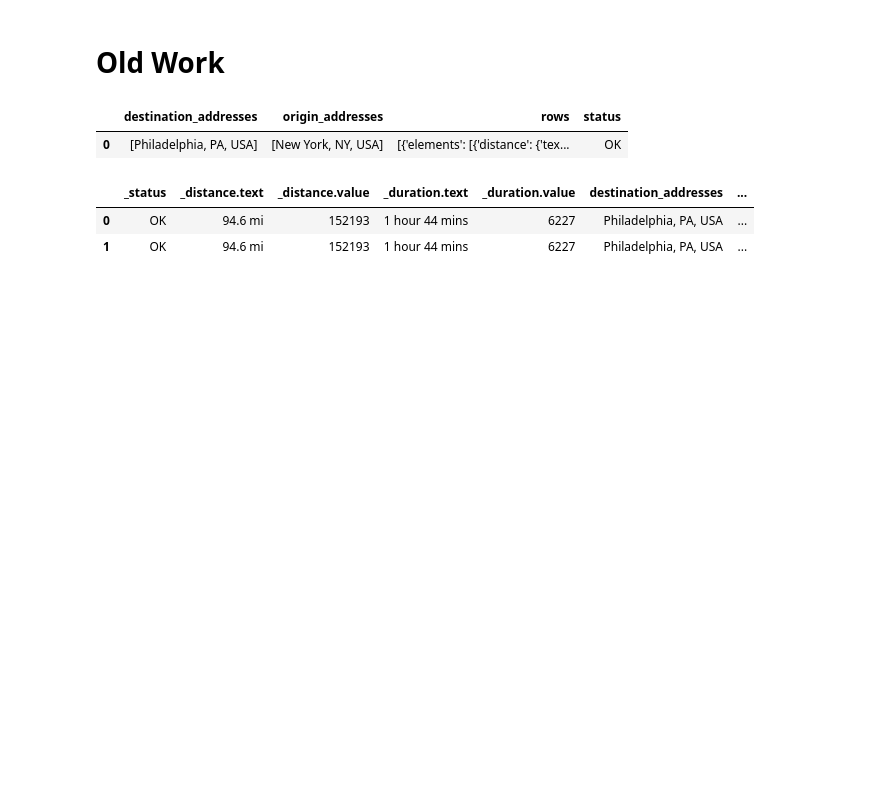
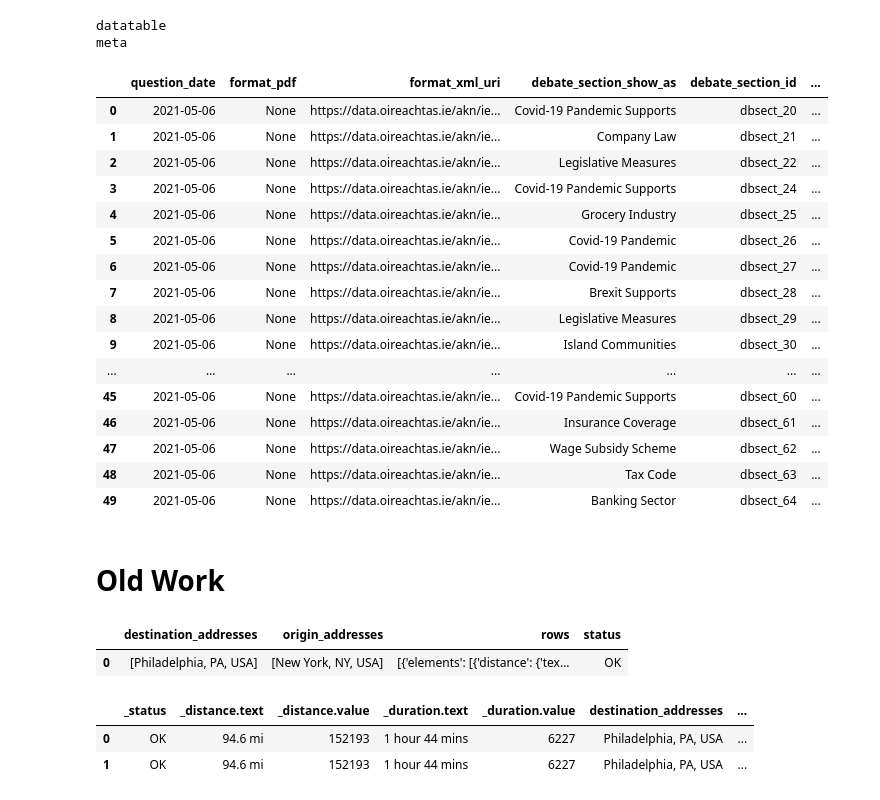
Before and after one commit to mehmetakifkucuk/googlecolab, a Jupyter notebook: json_work.ipynb, the cells around one changed output. Saved outputs shown, nothing was run; the diff lists cells and outputs as text; code cells hidden in the pictures; blank space fills up the shorter version.

```diff
--- a/json_work.ipynb
+++ b/json_work.ipynb
@@ -26,0 +80,6 @@ pd.json_normalize(data, record_path = ['products','variants'])
+# %%
+for k, v in data.items():
+  print(k)
+# %% [output]
+datatable
+meta
@@ -27,3 +121,62 @@ pd.json_normalize(data, record_path = ['products','variants'])
+# %%
+url = ('https://api.oireachtas.ie/v1/questions')
+response = requests.get(url)
+text_data = response.text
+data = json.loads(text_data)
+# %%
+def question_get_data(data):
+  questions_df_list = []
+  results = data['results']
+  for question in results:
+    question['question_date'] = question['question']['date']
+    question['format_pdf'] = question['question']['debateSection']['formats']['pdf']
+    question['format_xml_uri'] = question['question']['debateSection']['formats']['xml']['uri']
+    question['debate_section_show_as'] = question['question']['debateSection']['showAs']
+    question['debate_section_id'] = question['question']['debateSection']['debateSectionId']
+    question['debate_section_uri'] = question['question']['debateSection']['uri']
+    question['question_show_as'] = question['question']['showAs']
+    question['question_by_member_code'] = question['question']['by']['memberCode']
+    question['question_by_show_as'] = question['question']['by']['showAs']
+    question['question_by_uri'] = question['question']['by']['uri']
+    question['question_to_show_as'] = question['question']['to']['showAs']
+    question['question_to_role_code'] = question['question']['to']['roleCode']
+    question['question_to_role_type'] = question['question']['to']['roleType']
+    question['question_to_uri'] = question['question']['to']['uri']
+    question['question_house_show_as'] = question['question']['house']['showAs']
+    question['question_house_chamber_type'] = question['question']['house']['chamberType']
+    question['question_house_committee_code'] = question['question']['house']['committeeCode']
+    question['question_house_code'] = question['question']['house']['houseCode']
+    question['question_house_no'] = question['question']['house']['houseNo']
+    question['question_house_uri'] = question['question']['house']['uri']
+    question['question_type'] = question['question']['questionType']
+    question['question_uri'] = question['question']['uri']
+    question['question_number'] = question['question']['questionNumber']
+    question['question_context_date'] = question['contextDate']
+    questions_df_list.append(question)
+  questions_df = pd.DataFrame(questions_df_list)
+  questions_df = questions_df[['question_date','format_pdf','format_xml_uri','debate_section_show_as','debate_section_id','debate_section_uri','question_show_as','question_by_member_code','question_by_show_as','question_by_uri','question_to_show_as','question_to_role_code','question_to_role_type','question_to_uri','question_house_show_as','question_house_chamber_type','question_house_committee_code','question_house_code','question_house_no','question_house_uri','question_type','question_uri','question_number','question_context_date']]
+  questions_df.to_csv('questions.csv')
+  return questions_df
+# %%
+question_get_data(data)
+# %% [output]
+|  | question_date | format_pdf | format_xml_uri | debate_section_show_as | debate_section_id | ... |
+| 0 | 2021-05-06 | None | https://data.oireachtas.ie/akn/ie... | Covid-19 Pandemic Supports | dbsect_20 | ... |
+| 1 | 2021-05-06 | None | https://data.oireachtas.ie/akn/ie... | Company Law | dbsect_21 | ... |
+| 2 | 2021-05-06 | None | https://data.oireachtas.ie/akn/ie... | Legislative Measures | dbsect_22 | ... |
+| 3 | 2021-05-06 | None | https://data.oireachtas.ie/akn/ie... | Covid-19 Pandemic Supports | dbsect_24 | ... |
+| 4 | 2021-05-06 | None | https://data.oireachtas.ie/akn/ie... | Grocery Industry | dbsect_25 | ... |
+| 5 | 2021-05-06 | None | https://data.oireachtas.ie/akn/ie... | Covid-19 Pandemic | dbsect_26 | ... |
+| 6 | 2021-05-06 | None | https://data.oireachtas.ie/akn/ie... | Covid-19 Pandemic | dbsect_27 | ... |
+| 7 | 2021-05-06 | None | https://data.oireachtas.ie/akn/ie... | Brexit Supports | dbsect_28 | ... |
+| 8 | 2021-05-06 | None | https://data.oireachtas.ie/akn/ie... | Legislative Measures | dbsect_29 | ... |
+| 9 | 2021-05-06 | None | https://data.oireachtas.ie/akn/ie... | Island Communities | dbsect_30 | ... |
+| ... | ... | ... | ... | ... | ... | ... |
+| 45 | 2021-05-06 | None | https://data.oireachtas.ie/akn/ie... | Covid-19 Pandemic Supports | dbsect_60 | ... |
+| 46 | 2021-05-06 | None | https://data.oireachtas.ie/akn/ie... | Insurance Coverage | dbsect_61 | ... |
+| 47 | 2021-05-06 | None | https://data.oireachtas.ie/akn/ie... | Wage Subsidy Scheme | dbsect_62 | ... |
+| 48 | 2021-05-06 | None | https://data.oireachtas.ie/akn/ie... | Tax Code | dbsect_63 | ... |
+| 49 | 2021-05-06 | None | https://data.oireachtas.ie/akn/ie... | Banking Sector | dbsect_64 | ... |
 # %% [markdown]
 # Old Work
 # %%
```
Also changed, not shown: parts of 9 cells of this notebook.
